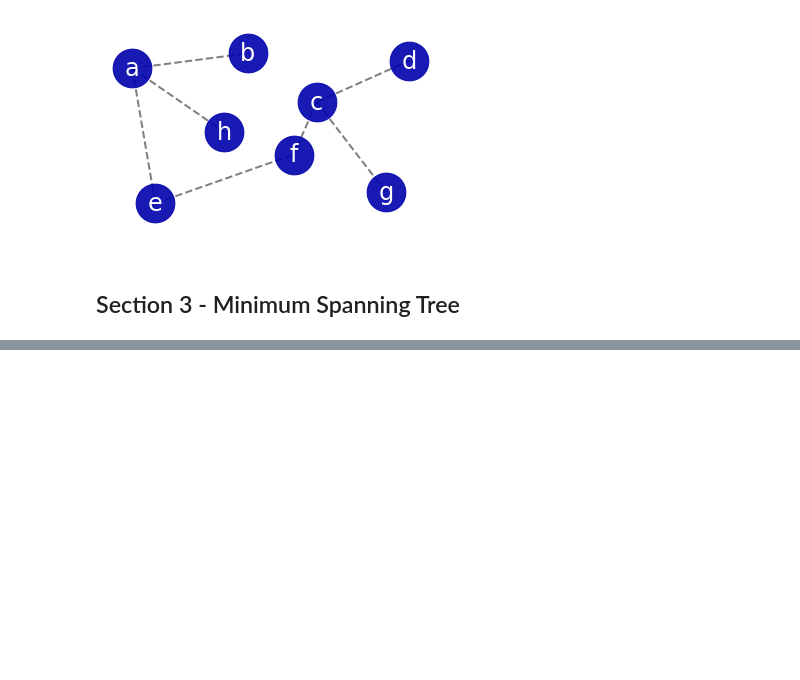
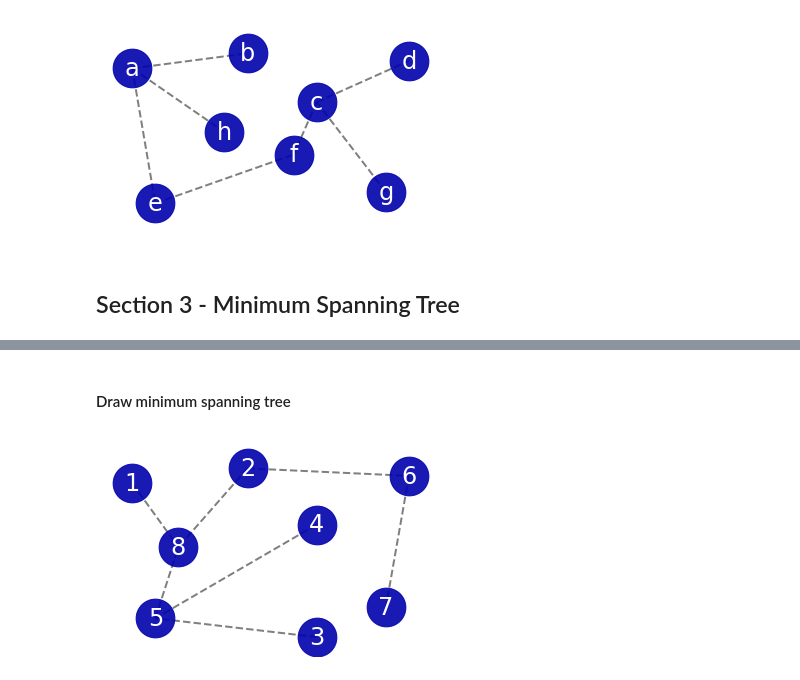
Before and after one commit to michaeldavitt/COMP20230_Sorting_and_Graphs, a Jupyter notebook: 17309836.ipynb, the cells around one changed output, grey strips where cells are left out. Drawn from its saved outputs; the diff is of its cells as text; code cells hidden in the pictures; blank space fills up the shorter version.

```diff
--- a/17309836.ipynb
+++ b/17309836.ipynb
@@ -415,0 +470,13 @@ limits=plt.axis('off') # turn of axis
+# %% [markdown]
+#### Draw minimum spanning tree
+# %%
+# pos = nx.spring_layout(G) # for a random layout
+pos= {'1': [-.8, .1], '2': [-.3, .5], '3': [0, -4.0], '4': [0, -1.0], '5': [-.7, -3.5], '6': [0.4, 0.3], '7': [.3, -3.2], '8': [ -.6, -1.6]}
+nx.draw_networkx_nodes(G, pos, node_size=1500, alpha=.9, node_color='#0000ac')
+nx.draw_networkx_edges(G, pos,
+                           width=2, alpha=0.5, edge_color='k', style='dashed')
+nx.draw_networkx_labels(G, pos, font_size=24, font_family='sans-serif', font_color='white')
+plt.ylim([-4.5,1.3])
+limits=plt.axis('off') # turn of axis
+# %% [output]
+[figure, added]
```
Also changed, not shown: parts of 55 cells of this notebook.
